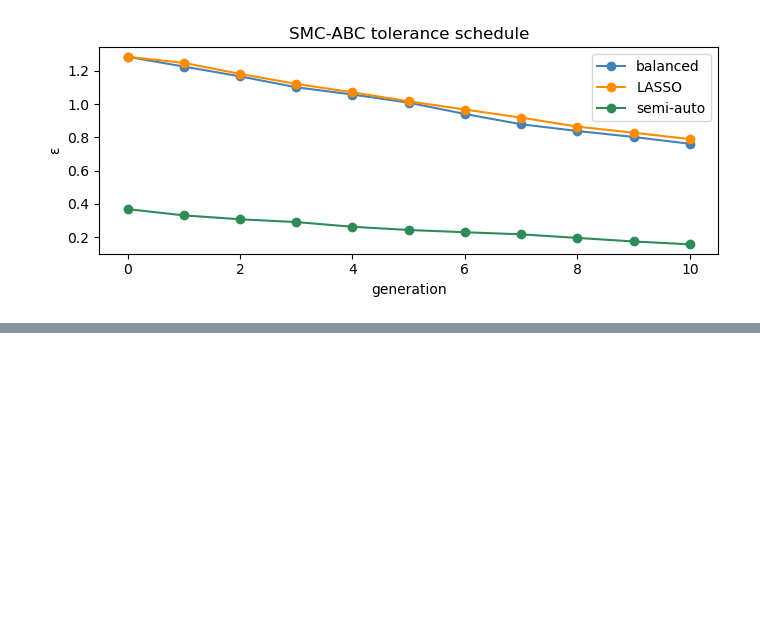
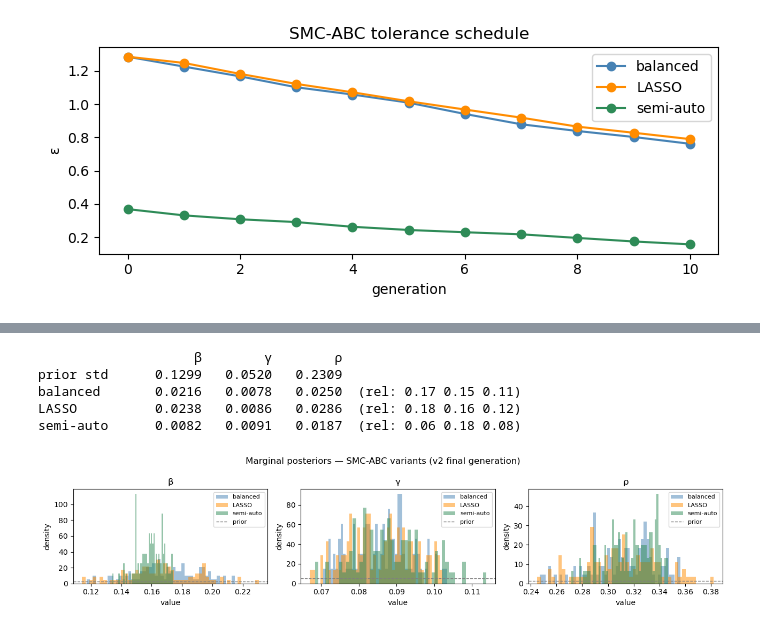
Before and after one commit to Florian-Dreyer/SimulationProject, a Jupyter notebook: notebooks/smc_abc.ipynb, the cells around one changed output, grey strips where cells are left out. Cells and saved outputs as stored; diff of their text form; code cells hidden in the pictures; blank space fills up the shorter version.

```diff
--- a/notebooks/smc_abc.ipynb
+++ b/notebooks/smc_abc.ipynb
@@ -393,0 +527,39 @@ plt.show()
+# %%
+# ── Final posterior comparison (refined) ─────────────────────────────────────
+smc_results_v2 = {
+    "balanced":  smc_balanced_v2[-1],
+    "LASSO":     smc_lasso_v2[-1],
+    "semi-auto": smc_semiauto_v2[-1],
+}
+
+print(f"\n{'':12s} {'β':>8} {'γ':>8} {'ρ':>8}")
+print(f"{'prior std':12s} {prior_std[0]:>8.4f} {prior_std[1]:>8.4f} {prior_std[2]:>8.4f}")
+for name, particles in smc_results_v2.items():
+    stds = particles.std(axis=0)
+    rel  = stds / prior_std
+    print(f"{name:12s} {stds[0]:>8.4f} {stds[1]:>8.4f} {stds[2]:>8.4f}  "
+          f"(rel: {rel[0]:.2f} {rel[1]:.2f} {rel[2]:.2f})")
+# %% [output]
+                    β        γ        ρ
+prior std      0.1299   0.0520   0.2309
+balanced       0.0216   0.0078   0.0250  (rel: 0.17 0.15 0.11)
+LASSO          0.0238   0.0086   0.0286  (rel: 0.18 0.16 0.12)
+semi-auto      0.0082   0.0091   0.0187  (rel: 0.06 0.18 0.08)
+# %%
+# ── Marginal posteriors ───────────────────────────────────────────────────────
+fig, axes = plt.subplots(1, 3, figsize=(13, 3))
+colors = {"balanced": "steelblue", "LASSO": "darkorange", "semi-auto": "seagreen"}
+for col, param in enumerate(labels):
+    for name, particles in smc_results_v2.items():
+        axes[col].hist(particles[:, col], bins=50, density=True,
+                       alpha=0.5, color=colors[name], label=name)
+    axes[col].axhline(1 / (PRIOR_HIGH[col] - PRIOR_LOW[col]),
+                      color="grey", ls="--", lw=1, label="prior")
+    axes[col].set(title=param, xlabel="value", ylabel="density")
+    axes[col].legend(fontsize=8)
+plt.suptitle("Marginal posteriors — SMC-ABC variants (v2 final generation)")
+plt.tight_layout()
+plt.savefig(ROOT / "figures" / "smc_posteriors_v2.png", dpi=150, bbox_inches="tight")
+plt.show()
+# %% [output]
+[figure, added]
```
Also changed, not shown: parts of 19 cells of this notebook, 12 other files.
